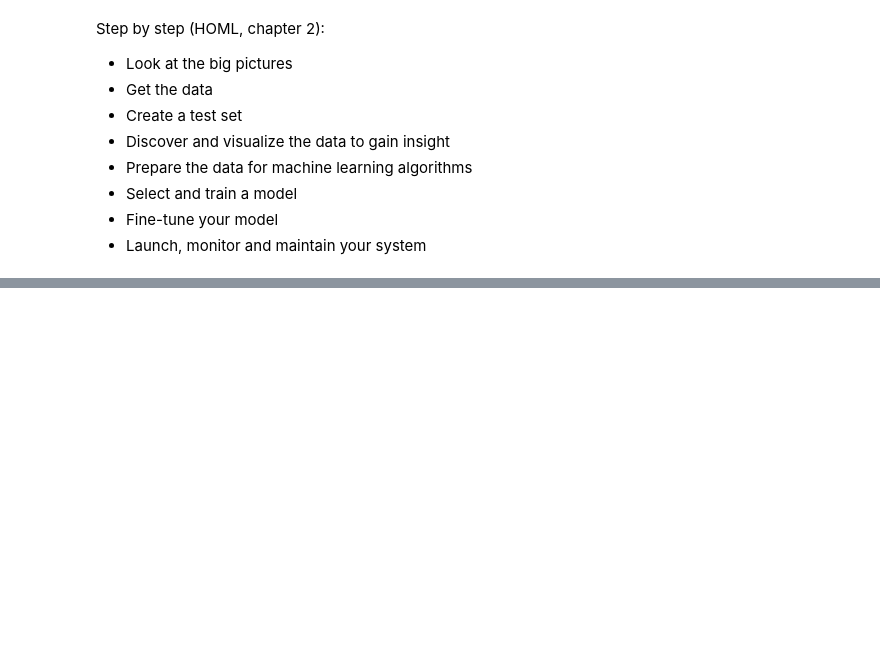
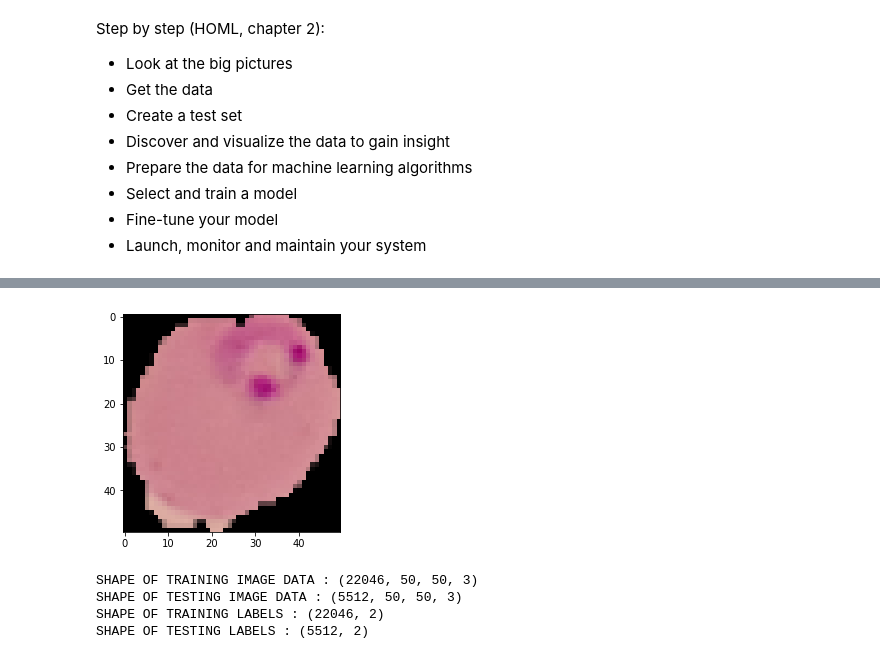
Before and after one commit to OscarPradel/Malaria_J3, a Jupyter notebook: bestSoFar.ipynb, the cells around one changed output, grey strips where cells are left out. Drawn from its saved outputs; the diff is of its cells as text; code cells hidden in the pictures; blank space fills up the shorter version.

```diff
--- a/bestSoFar.ipynb
+++ b/bestSoFar.ipynb
@@ -69,0 +79,30 @@ plt.show()
+# %%
+# REFACTOR ALL OF THIS SECTION
+data = []
+labels = []
+for img in parasitized_data:
+    try:
+        img_read = plt.imread('/Users/oscarp/Documents/Malaria_J3/cell_images/Parasitized' + "/" + img)
+        img_resize = cv2.resize(img_read, (50, 50))
+        img_array = img_to_array(img_resize)
+        data.append(img_array)
+        labels.append(1)
+    except:
+        None
+
+for img in uninfected_data:
+    try:
+        img_read = plt.imread('/Users/oscarp/Documents/Malaria_J3/cell_images/Uninfected' + "/" + img)
+        img_resize = cv2.resize(img_read, (50, 50))
+        img_array = img_to_array(img_resize)
+        data.append(img_array)
+        labels.append(0)
+    except:
+        None
+# %%
+# Plotting data:
+# REFACTOR ALL OF THIS
+plt.imshow(data[0])
+plt.show()
+# %% [output]
+[figure, added]
@@ -69,0 +126,11 @@ plt.show()
+# %%
+# REFACTOR AND EXPLAIN
+print(f'SHAPE OF TRAINING IMAGE DATA : {x_train.shape}')
+print(f'SHAPE OF TESTING IMAGE DATA : {x_test.shape}')
+print(f'SHAPE OF TRAINING LABELS : {y_train.shape}')
+print(f'SHAPE OF TESTING LABELS : {y_test.shape}')
+# %% [output]
+SHAPE OF TRAINING IMAGE DATA : (22046, 50, 50, 3)
+SHAPE OF TESTING IMAGE DATA : (5512, 50, 50, 3)
+SHAPE OF TRAINING LABELS : (22046, 2)
+SHAPE OF TESTING LABELS : (5512, 2)
```
Also changed, not shown: parts of 25 cells of this notebook.
